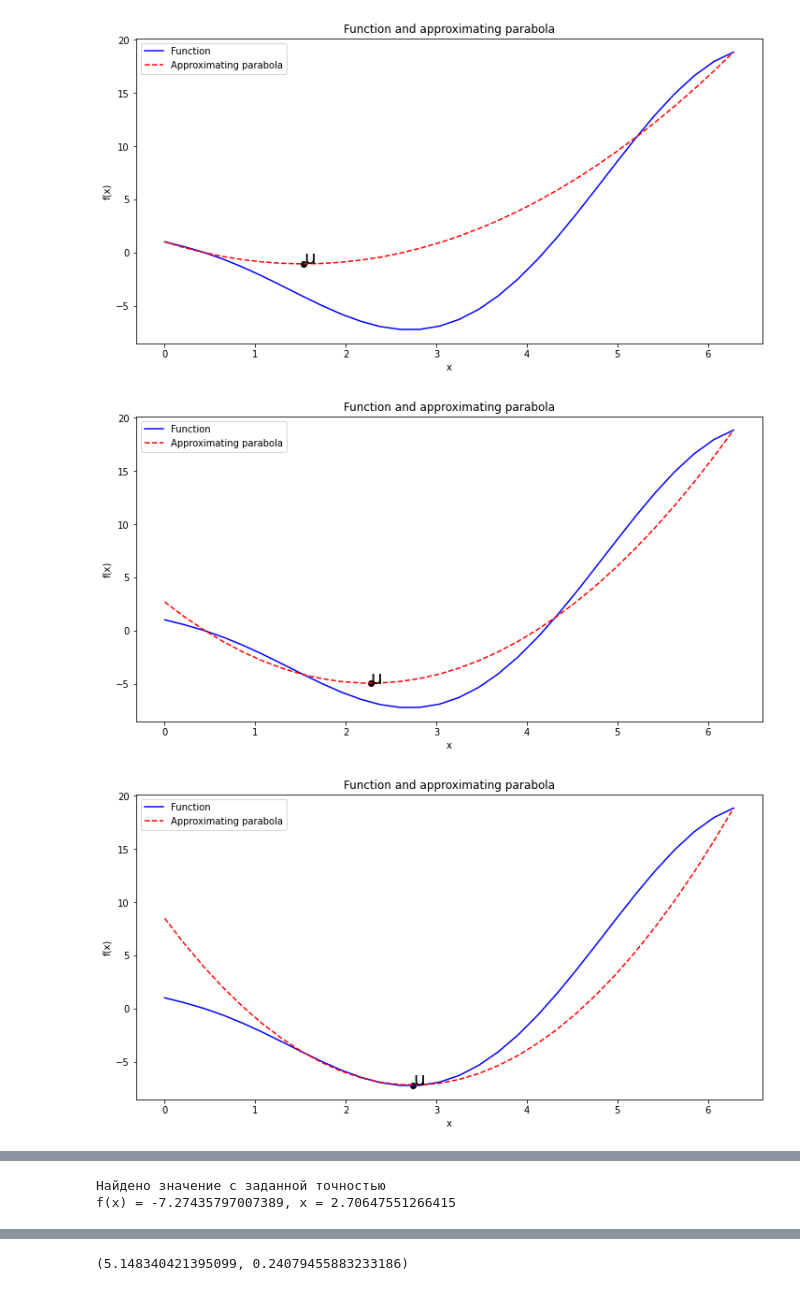
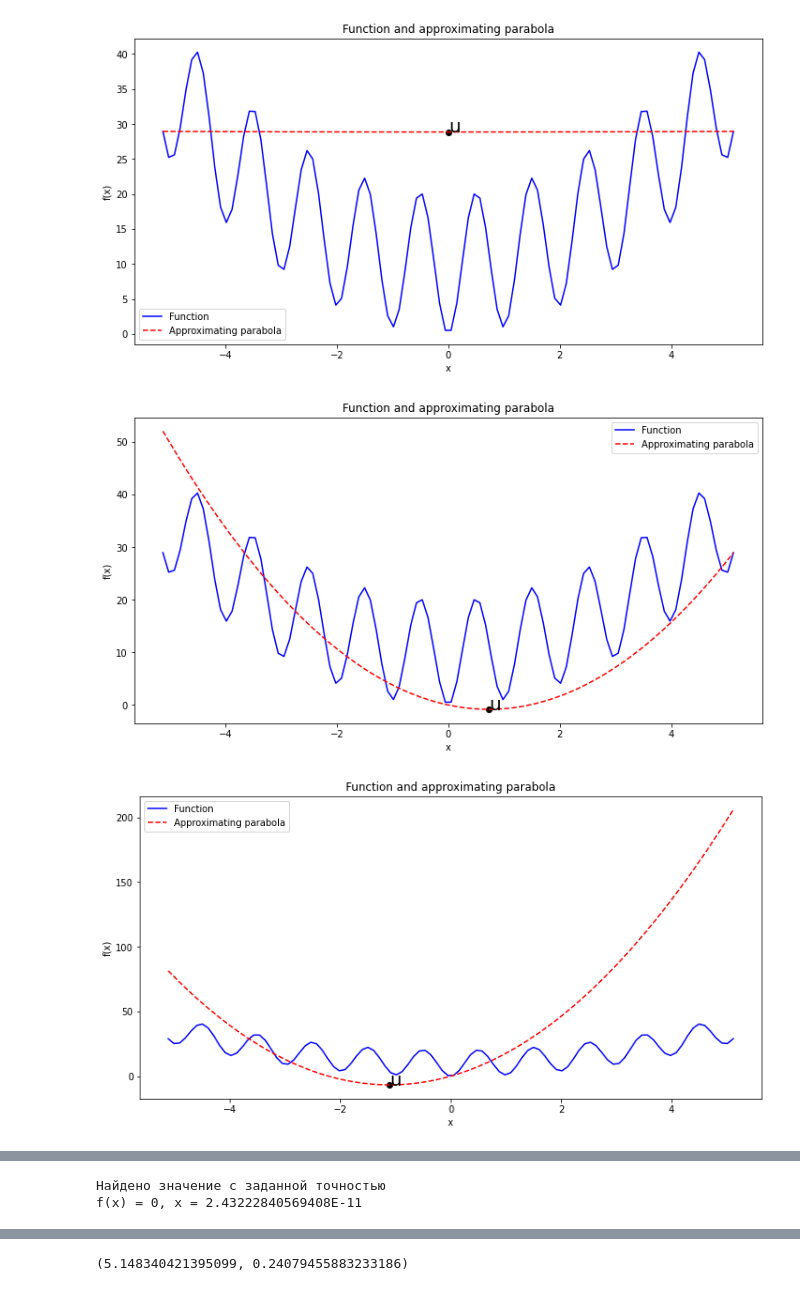
Before and after one commit to M1croZavr/ML_opt, a Jupyter notebook: Untitled.ipynb, the cells around one changed output, grey strips where cells are left out. Cells and saved outputs as stored; diff of their text form; code cells hidden in the pictures.

```diff
--- a/Untitled.ipynb
+++ b/Untitled.ipynb
@@ -40,6 +42,6 @@ f_res, x_res # Правильно
 # %%
-f_res, x_res, df = optimize.parabola_method('-3x*sin(0.75x) + exp(-2x)', 0, 2 * sympy.pi, record_info=True, plot=True)
+f_res, x_res, df = optimize.parabola_method('10 + x^2 - 10cos(2*pi*x)', -5.12, 5.12, record_info=True, plot=True)
 # %% [output]
-[figure, old version]
+[figure, new version]
-[figure, old version]
+[figure, new version]
-[figure, old version]
+[figure, new version]
@@ -51,5 +53,5 @@ f_res, x_res, df = optimize.parabola_method('-3x*sin(0.75x) + exp(-2x)', 0, 2 *
 Найдено значение с заданной точностью
-f(x) = -7.27435797007389, x = 2.70647551266415
+f(x) = 0, x = 2.43222840569408E-11
 # %%
 f_res, x_res # Правильно
 # %% [output]
```
Also changed, not shown: parts of 10 cells of this notebook, 2 other files.
